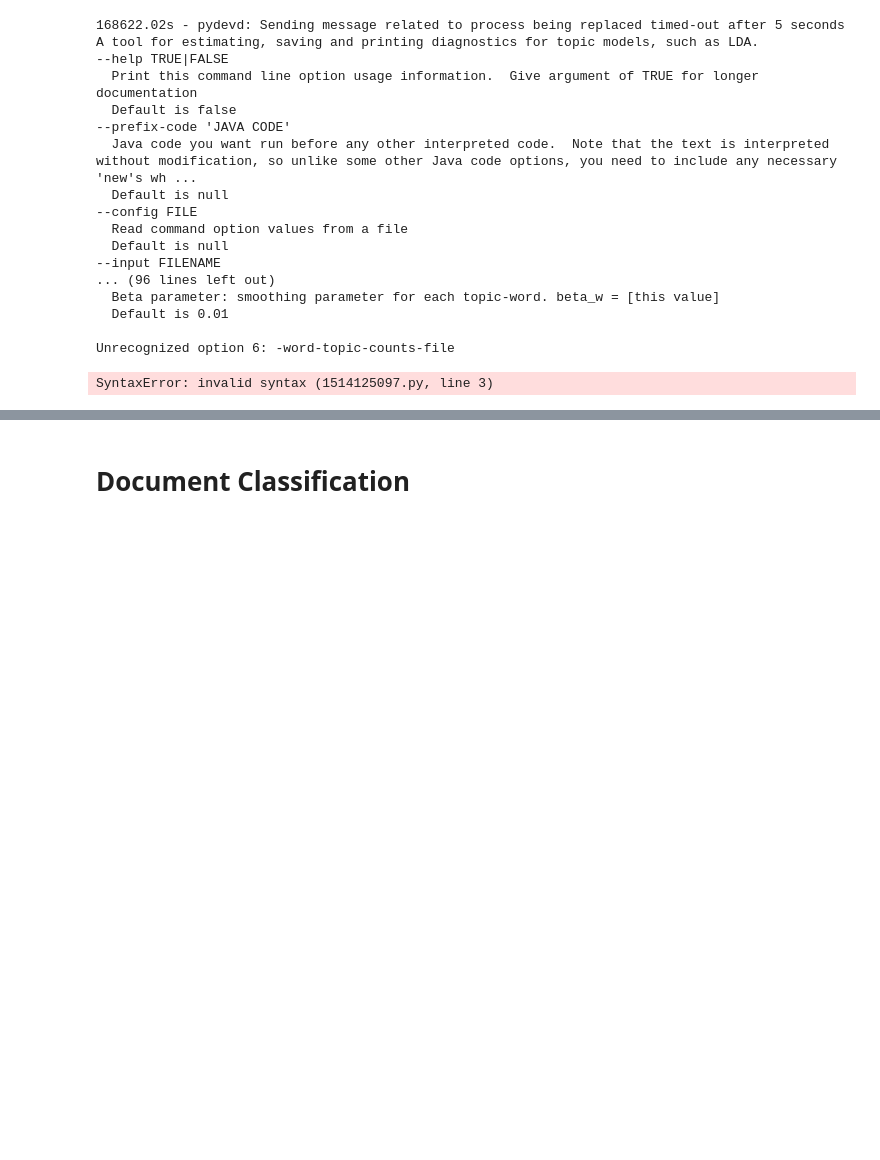
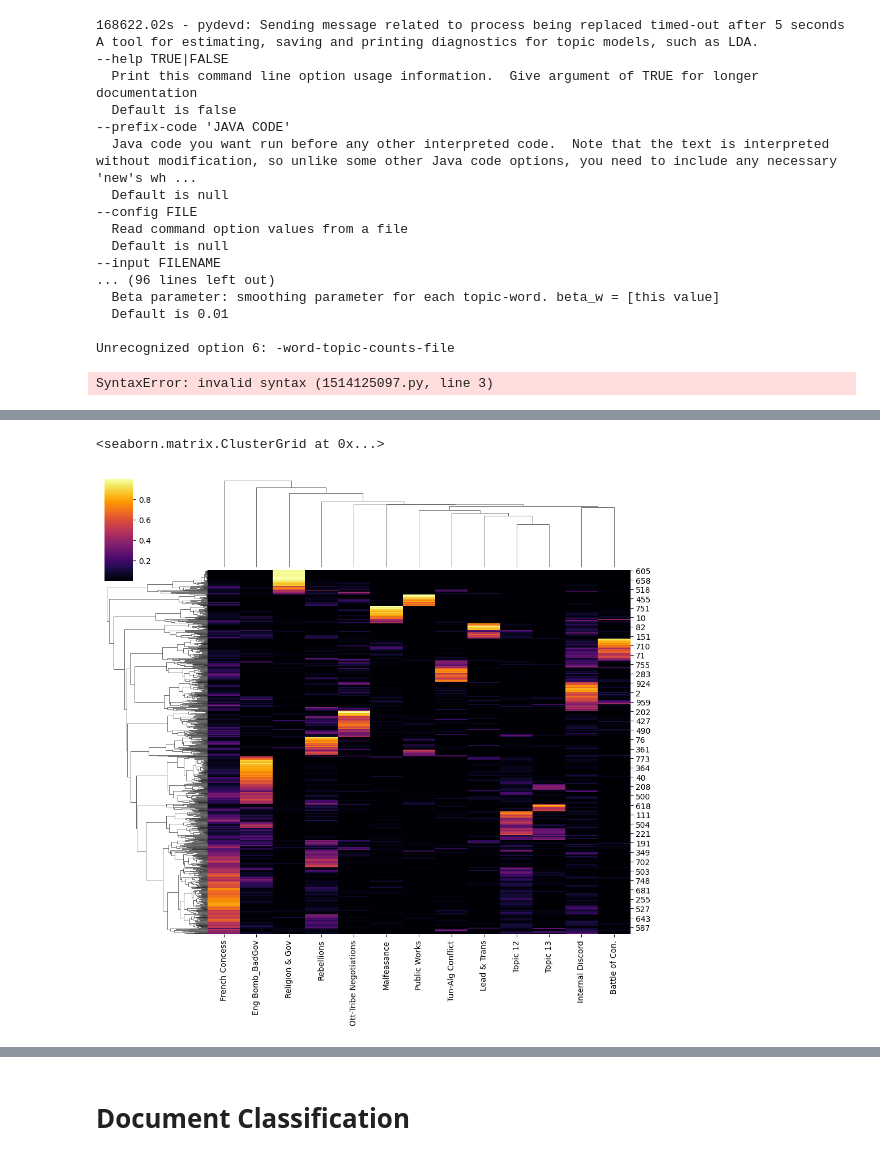
Before and after one commit to aaron68lee/NLP-Graphical-Knowledge-Mining, a Jupyter notebook: Topic_Modeling.ipynb, the cells around one changed output, grey strips where cells are left out. Cells and saved outputs as stored; diff of their text form; code cells hidden in the pictures; blank space fills up the shorter version.

```diff
--- a/Topic_Modeling.ipynb
+++ b/Topic_Modeling.ipynb
@@ -523,0 +688,8 @@ bin/mallet run cc.mallet.topics.PolylingualTopicModel \
+# %%
+# Create a hierarchical heatmap using seaborn's "clustermap" method with default settings.
+# By default this method will cluster by both rows and columns, which is what is most useful for this data.
+
+sns.clustermap(df_heat, cmap='inferno')
+# %% [output]
+<seaborn.matrix.ClusterGrid at 0x...>
+[figure, added]
```
Also changed, not shown: parts of 15 cells of this notebook.
